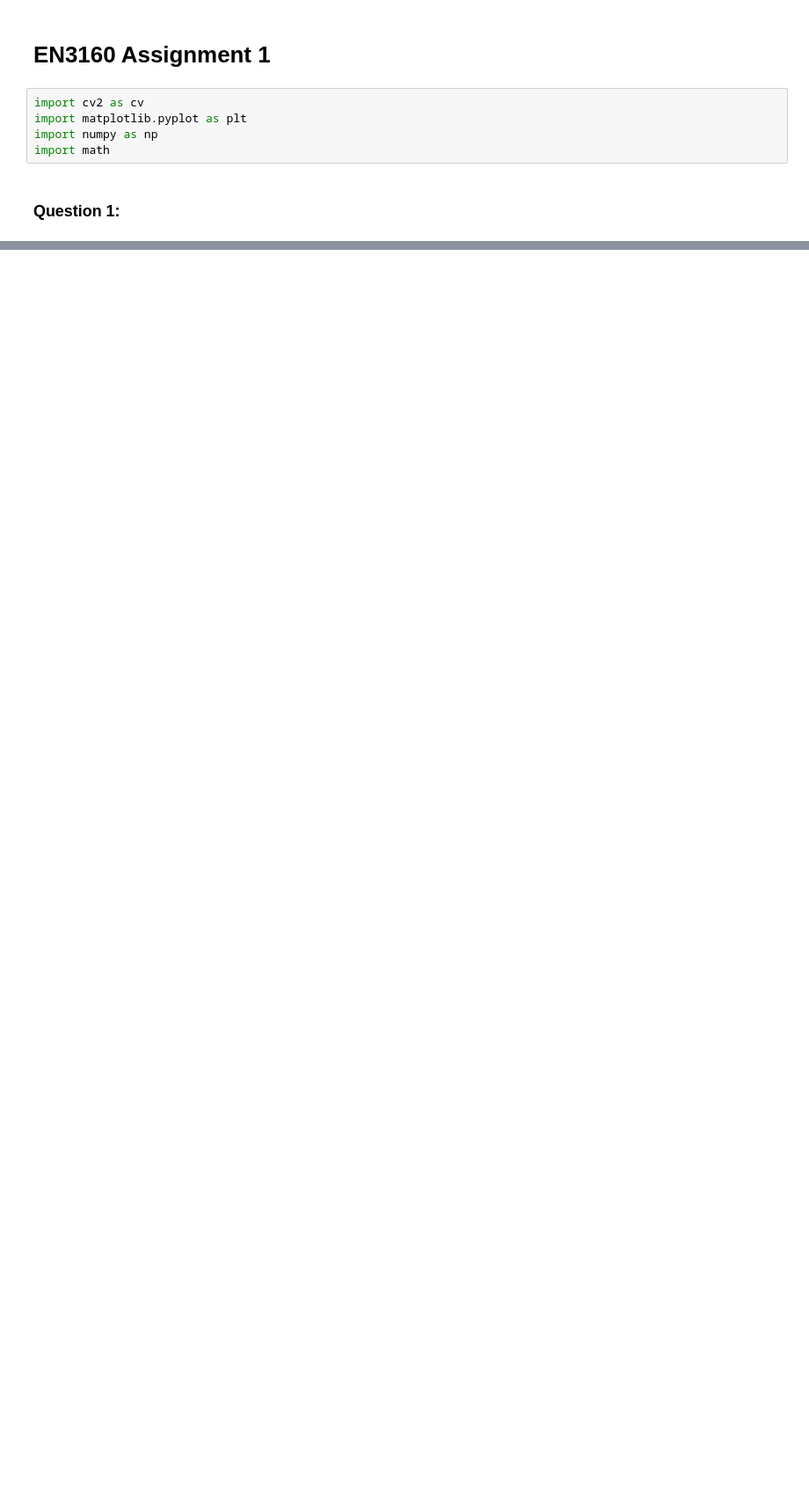
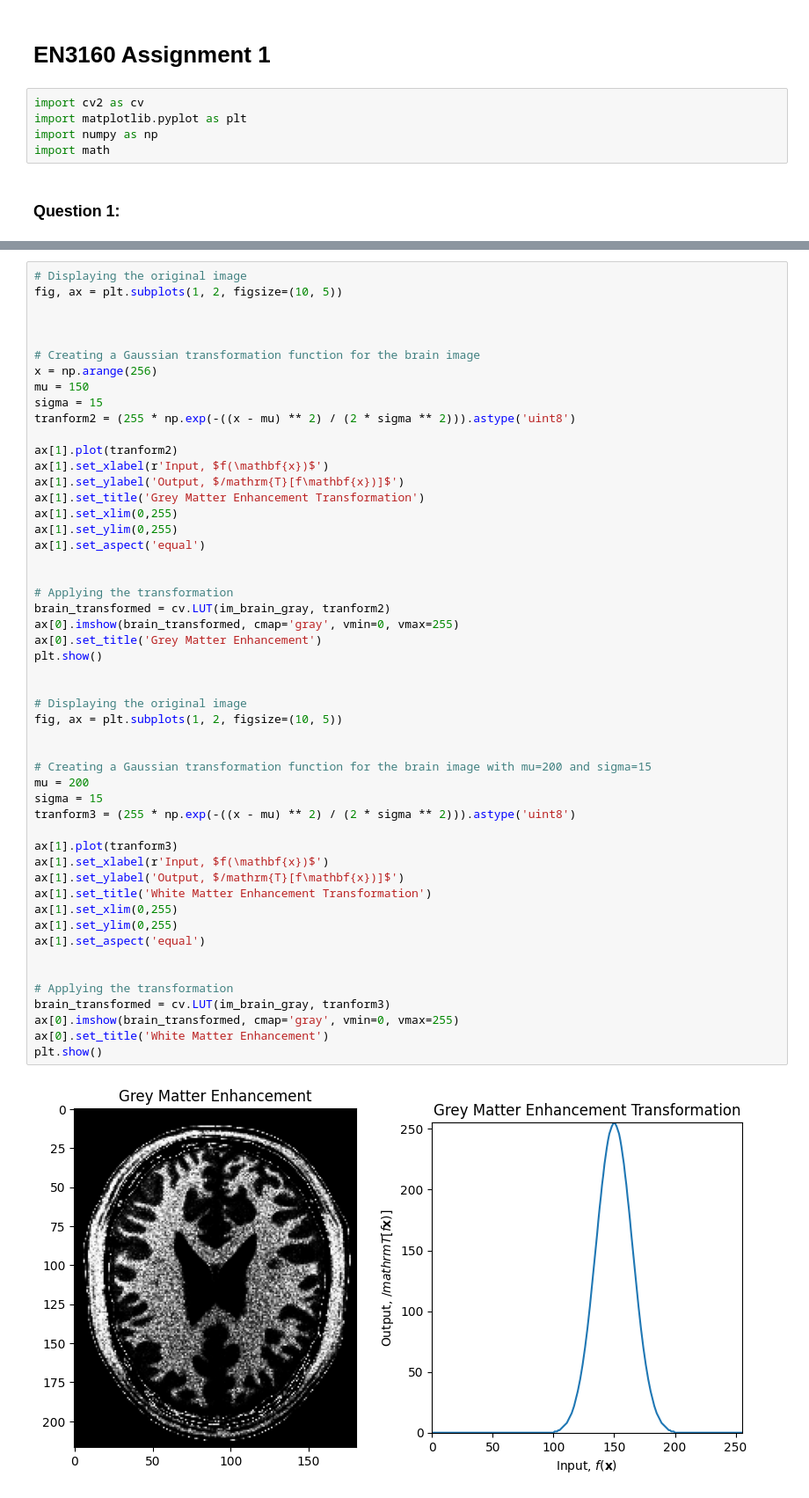
Before and after one commit to yhnx/EN3160_Assignment1, a Jupyter notebook: EN3160_Assignment1.ipynb, the cells around one changed output, grey strips where cells are left out. Shown at 88% size. Cells and saved outputs as stored; diff of their text form; blank space fills up the shorter version.

```diff
--- a/EN3160_Assignment1.ipynb
+++ b/EN3160_Assignment1.ipynb
@@ -64,0 +125,53 @@ print(transform)
+# %%
+# Displaying the original image
+fig, ax = plt.subplots(1, 2, figsize=(10, 5))
+
+
+
+# Creating a Gaussian transformation function for the brain image
+x = np.arange(256)
+mu = 150
+sigma = 15
+tranform2 = (255 * np.exp(-((x - mu) ** 2) / (2 * sigma ** 2))).astype('uint8')
+
+ax[1].plot(tranform2)
+ax[1].set_xlabel(r'Input, $f(\mathbf{x})$')
+ax[1].set_ylabel('Output, $/mathrm{T}[f\mathbf{x})]$')
+ax[1].set_title('Grey Matter Enhancement Transformation')
+ax[1].set_xlim(0,255)
+ax[1].set_ylim(0,255)
+ax[1].set_aspect('equal')
+
+
+# Applying the transformation
+brain_transformed = cv.LUT(im_brain_gray, tranform2)
+ax[0].imshow(brain_transformed, cmap='gray', vmin=0, vmax=255)
+ax[0].set_title('Grey Matter Enhancement')
+plt.show()
+
+
+# Displaying the original image
+fig, ax = plt.subplots(1, 2, figsize=(10, 5))
+
+
+# Creating a Gaussian transformation function for the brain image with mu=200 and sigma=15
+mu = 200
+sigma = 15
+tranform3 = (255 * np.exp(-((x - mu) ** 2) / (2 * sigma ** 2))).astype('uint8')
+
+ax[1].plot(tranform3)
+ax[1].set_xlabel(r'Input, $f(\mathbf{x})$')
+ax[1].set_ylabel('Output, $/mathrm{T}[f\mathbf{x})]$')
+ax[1].set_title('White Matter Enhancement Transformation')
+ax[1].set_xlim(0,255)
+ax[1].set_ylim(0,255)
+ax[1].set_aspect('equal')
+
+
+# Applying the transformation
+brain_transformed = cv.LUT(im_brain_gray, tranform3)
+ax[0].imshow(brain_transformed, cmap='gray', vmin=0, vmax=255)
+ax[0].set_title('White Matter Enhancement')
+plt.show()
+# %% [output]
+[figure, added]
```
Also changed, not shown: parts of 6 cells of this notebook.
